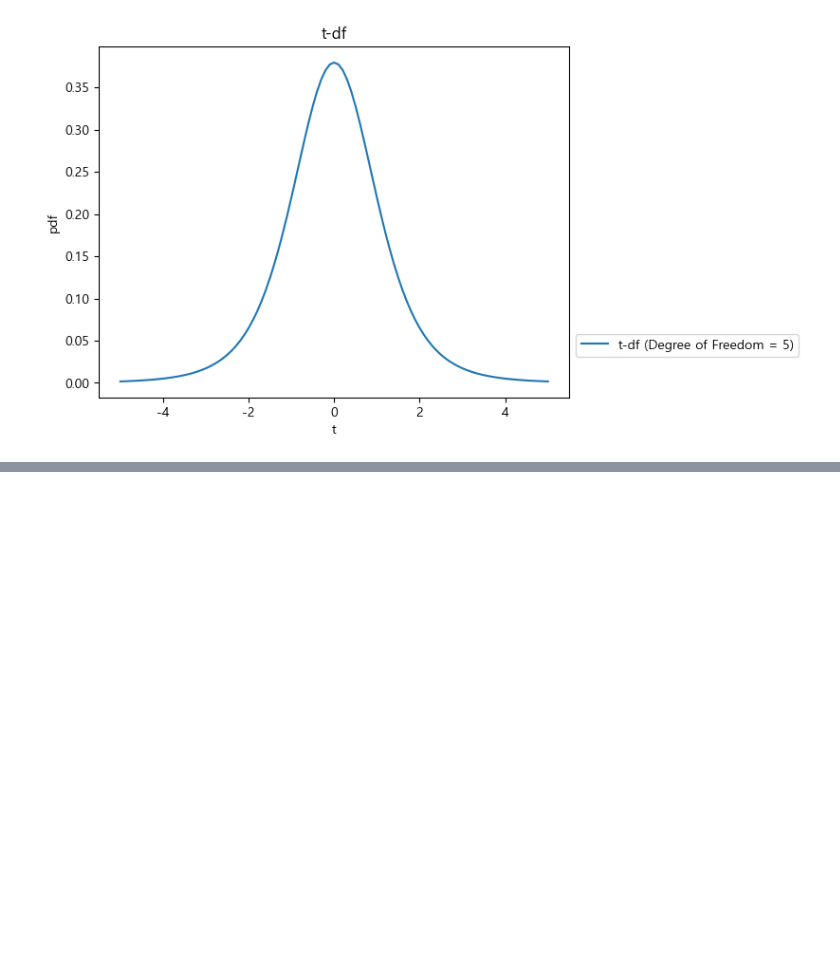
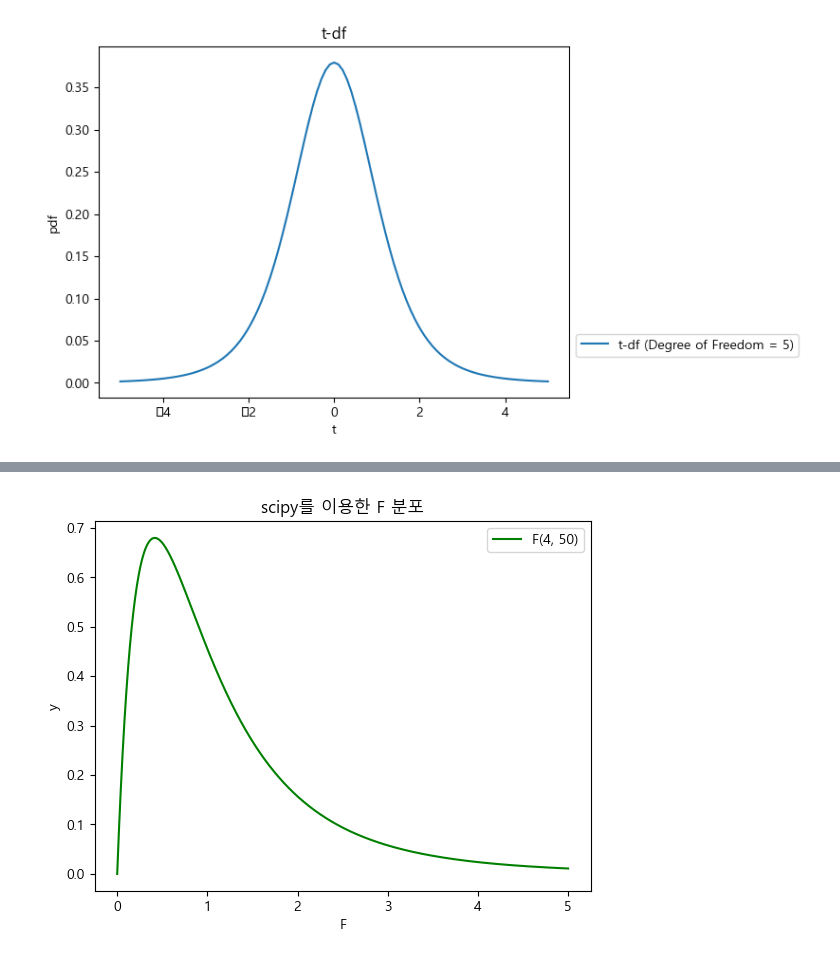
Before and after one commit to youngsang114/python-work, a Jupyter notebook: 공부공부/0419.ipynb, the cells around one changed output, grey strips where cells are left out. Saved outputs shown, nothing was run; the diff lists cells and outputs as text; code cells hidden in the pictures; blank space fills up the shorter version.

```diff
--- a/공부공부/0419.ipynb
+++ b/공부공부/0419.ipynb
@@ -224,0 +259,16 @@ t_df_stats(5)
+# %%
+# scipy를 이용한 F분포 형성
+import scipy.stats as stats
+
+# 카이제곱분포를 따르는 확률변수의 자유도가 nu1, nu2일 때 F분포의 확률밀도함수는 y1으로 정의된다.
+y1 = stats.f(nu1, nu2).pdf(x)
+
+
+plt.plot(x, y1, color="g", label='F(4, 50)')
+plt.xlabel('F')
+plt.ylabel("y")
+plt.title('scipy를 이용한 F 분포')
+plt.legend()
+plt.show()
+# %% [output]
+[figure, added]
```
Also changed, not shown: parts of 11 cells of this notebook, 2 other files.
